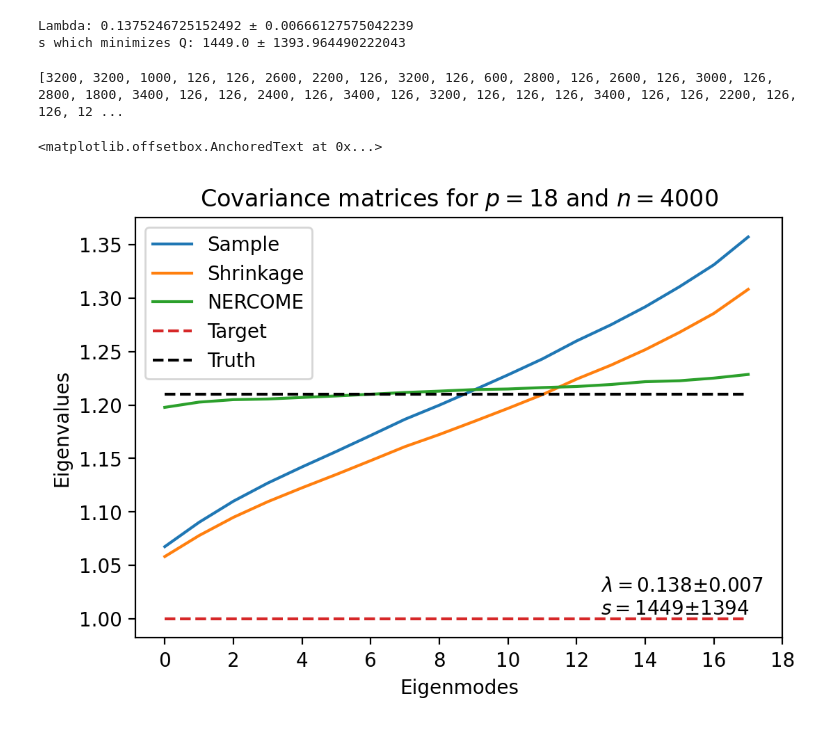
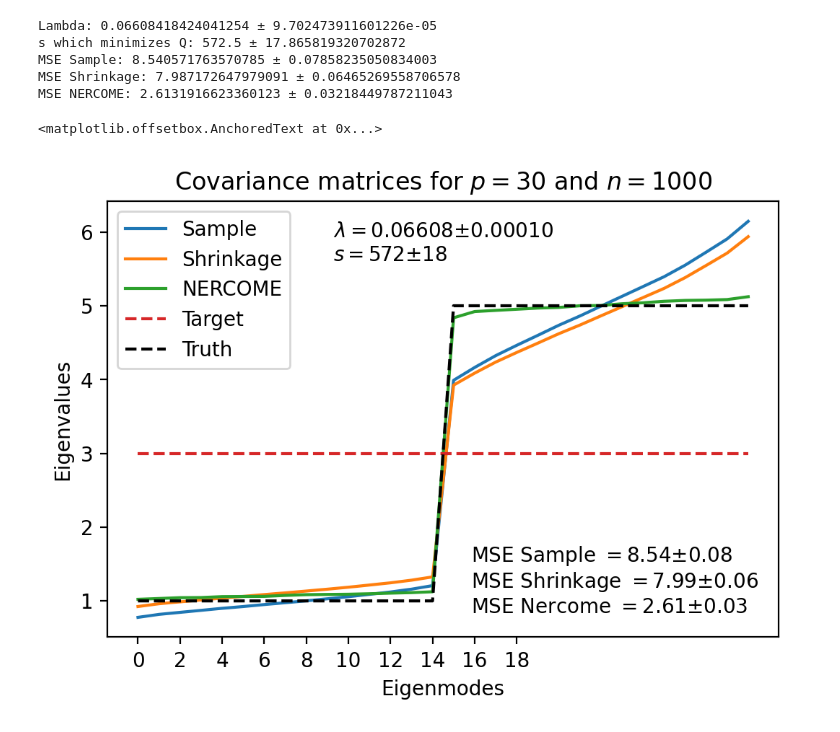
Before and after one commit to marnixlooijmans/shrinkage-estimation-toy-examples, a Jupyter notebook: notebooks/examples.ipynb, the cells around one changed output. Drawn from its saved outputs; the diff is of its cells as text; code cells hidden in the pictures.

```diff
--- a/notebooks/examples.ipynb
+++ b/notebooks/examples.ipynb
@@ -12,23 +12,28 @@ if module_path not in sys.path:
 from lib import NERCOME, shrinkage
 # %%
 # Parameters
-p = 18
-n = 4000
+p = 30
+n = 1000
 mean = 0
-sigmaA = 1.1
-sigmaB = 1.1
+sigmaA = 1
+sigmaB = np.sqrt(5)
 
 # Target matrix
-T = np.identity(p)
+T = 3*np.identity(p)
 
 # Build true covariance matrix
 C_true_A = np.full(p//2, sigmaA**2)
 C_true_B = np.full(p-p//2, sigmaB**2)
 C_true = np.diag(np.concatenate((C_true_A, C_true_B)))
 
+MSE_sample_all = []
+MSE_shrinkage_all = []
+MSE_nercome_all = []
+
 evals_MC_sum = np.zeros(p)
 evals_MCS_sum = np.zeros(p)
 evals_NERCOME_sum = np.zeros(p)
+
 lmbda_est_all = []
 s_min_all = []
 
@@ -47,6 +52,14 @@ for _ in range(m):
     # We require the empirically estimated covariance matrices to be (almost) identical
     assert np.allclose(S1, S2, 0, 1e-10)
 
+    MSE_sample = np.trace((S1-C_true)@(S1-C_true).T)
+    MSE_shrinkage = np.trace((C_shrinkage-C_true)@(C_shrinkage-C_true).T)
+    MSE_nercome = np.trace((C_nercome-C_true)@(C_nercome-C_true).T)
+
+    MSE_sample_all.append(MSE_sample)
+    MSE_shrinkage_all.append(MSE_shrinkage)
+    MSE_nercome_all.append(MSE_nercome)
+
     evals_MC = np.linalg.eigvalsh(S1)
     evals_MCS = np.linalg.eigvalsh(C_shrinkage)
     evals_NERCOME = np.linalg.eigvalsh(C_nercome)
@@ -57,47 +70,71 @@ for _ in range(m):
     lmbda_est_all.append(lmbda_est)
     s_min_all.append(s_min)
 
+MSE_sample = np.average(MSE_sample_all)
+MSE_shrinkage = np.average(MSE_shrinkage_all)
+MSE_nercome = np.average(MSE_nercome_all)
+
+MSE_sample_se = np.std(MSE_sample_all) / np.sqrt(m)
+MSE_shrinkage_se = np.std(MSE_shrinkage_all) / np.sqrt(m)
+MSE_nercome_se = np.std(MSE_nercome_all) / np.sqrt(m)
+
 evals_MC = evals_MC_sum / m
 evals_MCS = evals_MCS_sum / m
 evals_NERCOME_sum = evals_NERCOME / m
 
 lmbda_est = np.average(lmbda_est_all)
-lmbda_est_std = np.std(lmbda_est_all)
+lmbda_est_se = np.std(lmbda_est_all) / np.sqrt(m)
 
 s_min = np.average(s_min_all)
-s_min_std = np.std(s_min_all)
+s_min_se = np.std(s_min_all) / np.sqrt(m)
 
-print(f"Lambda: {lmbda_est} ± {lmbda_est_std}")
-print(f"s which minimizes Q: {s_min} ± {s_min_std}")
+print(f"Lambda: {lmbda_est} ± {lmbda_est_se}")
+print(f"s which minimizes Q: {s_min} ± {s_min_se}")
+
+print(f"MSE Sample: {MSE_sample} ± {MSE_sample_se}")
+print(f"MSE Shrinkage: {MSE_shrinkage} ± {MSE_shrinkage_se}")
+print(f"MSE NERCOME: {MSE_nercome} ± {MSE_nercome_se}")
 # %% [output]
-Lambda: 0.1375246725152492 ± 0.00666127575042239
-s which minimizes Q: 1449.0 ± 1393.964490222043
+Lambda: 0.06608418424041254 ± 9.702473911601226e-05
+s which minimizes Q: 572.5 ± 17.865819320702872
+MSE Sample: 8.540571763570785 ± 0.07858235050834003
+MSE Shrinkage: 7.987172647979091 ± 0.06465269558706578
+MSE NERCOME: 2.6131916623360123 ± 0.03218449787211043
-# %%
-print(s_min_all)
-# %% [output]
-[3200, 3200, 1000, 126, 126, 2600, 2200, 126, 3200, 126, 600, 2800, 126, 2600, 126, 3000, 126, 2800, 1800, 3400, 126, 126, 2400, 126, 3400, 126, 3200, 126, 126, 126, 3400, 126, 126, 2200, 126, 126, 12 ...
 # %%
 evals_T = np.linalg.eigvalsh(T)
 evals_true = np.linalg.eigvalsh(C_true)
 
 plt.figure(dpi=200)
 plt.plot(evals_MC, label="Sample")
 plt.plot(evals_MCS, label="Shrinkage")
 plt.plot(evals_NERCOME, label="NERCOME")
 plt.plot(evals_T, "--", label="Target")
 plt.plot(evals_true, "k--", label="Truth")
 plt.legend()
 plt.title(fr"Covariance matrices for $p={p}$ and $n={n}$")
 plt.xlabel("Eigenmodes")
 plt.xticks(np.arange(0, 19, 2))
 plt.ylabel("Eigenvalues")
 
-text_box = AnchoredText(
-    fr"$\lambda = {np.round(lmbda_est, 3)} ± {np.round(lmbda_est_std, 3)}$" "\n" fr"$s = {int(np.rint(s_min))} ± {int(np.rint(s_min_std))}$",
-    frameon=False, loc=4, pad=0.5
+estimator_parameters = AnchoredText(
+    fr"$\lambda = {np.round(lmbda_est, 5)} ± {np.round(lmbda_est_se, 5)}$"
+    "\n"
+    fr"$s = {int(np.round(s_min, 0))} ± {int(np.round(s_min_se, 0))}$",
+    frameon=False, loc="upper center", pad=0.5
 )
-plt.setp(text_box.patch, facecolor='white', alpha=0.5)
-plt.gca().add_artist(text_box)
+plt.setp(estimator_parameters.patch, facecolor='white', alpha=0.5)
+plt.gca().add_artist(estimator_parameters)
+
+error_parameters = AnchoredText(
+    fr"MSE Sample $= {float(np.round(MSE_sample, 2))} ± {float(np.round(MSE_sample_se, 2))}$"
+    "\n"
+    fr"MSE Shrinkage $= {np.round(MSE_shrinkage, 2)} ± {np.round(MSE_shrinkage_se, 2)}$"
+    "\n"
+    fr"MSE Nercome $= {np.round(MSE_nercome, 2)} ± {np.round(MSE_nercome_se, 2)}$",
+    frameon=False, loc="lower right", pad=0.5
+)
+plt.setp(error_parameters.patch, facecolor='white', alpha=0.5)
+plt.gca().add_artist(error_parameters)
 # %% [output]
 <matplotlib.offsetbox.AnchoredText at 0x...>
-[figure, old version]
+[figure, new version]
```
